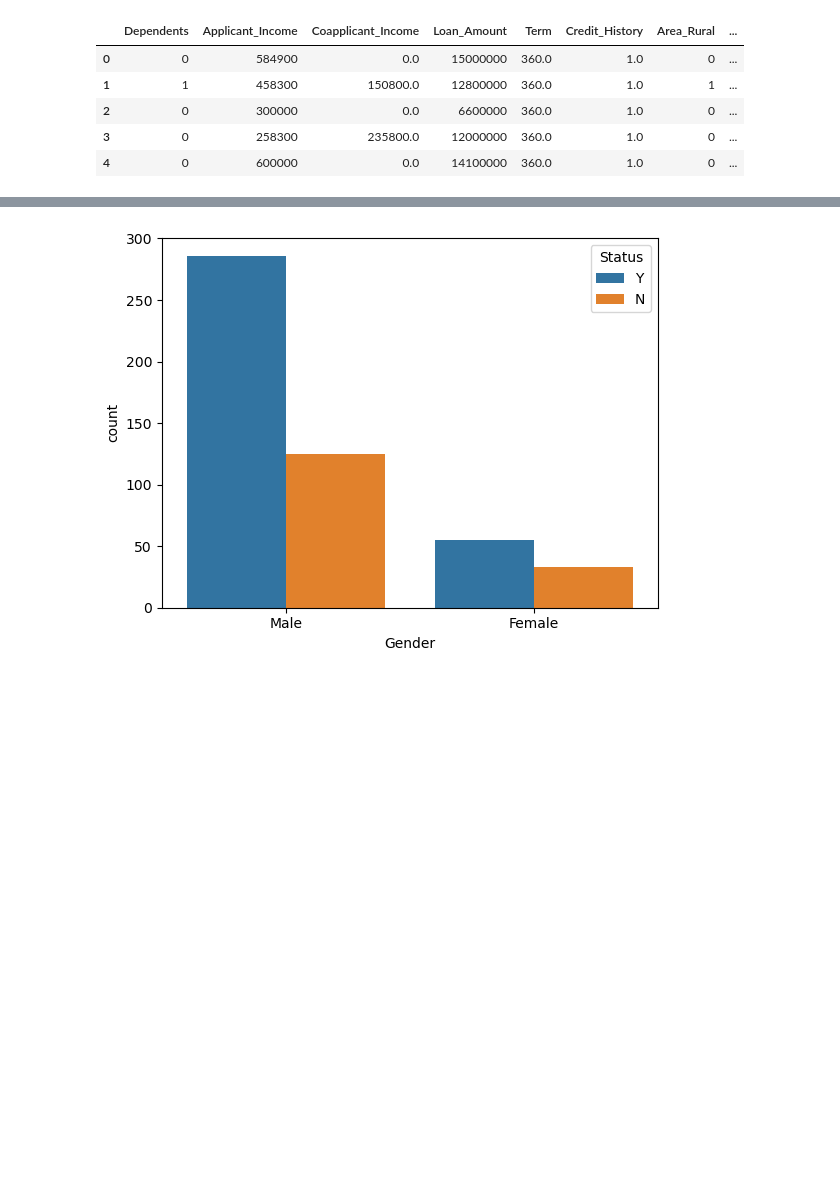
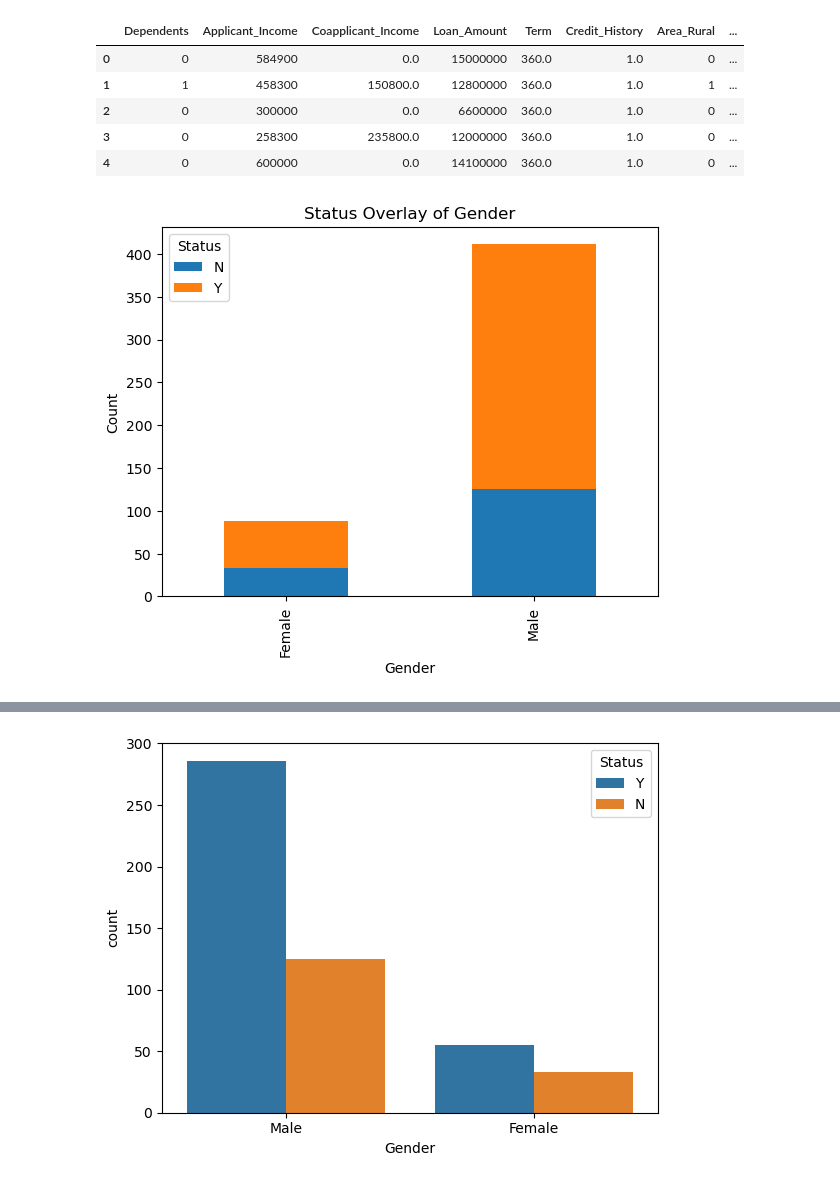
Before and after one commit to shailja-somani-0/ADS-502-loan-approval-pred, a Jupyter notebook: Loan_Pred_Proj.ipynb, the cells around one changed output, grey strips where cells are left out. Saved outputs shown, nothing was run; the diff lists cells and outputs as text; code cells hidden in the pictures; blank space fills up the shorter version.

```diff
--- a/Loan_Pred_Proj.ipynb
+++ b/Loan_Pred_Proj.ipynb
@@ -126,4 +136,15 @@ loan_encoded.head()
 | 2 | 0 | 300000 | 0.0 | 6600000 | 360.0 | 1.0 | 0 | ... |
 | 3 | 0 | 258300 | 235800.0 | 12000000 | 360.0 | 1.0 | 0 | ... |
 | 4 | 0 | 600000 | 0.0 | 14100000 | 360.0 | 1.0 | 0 | ... |
+# %%
+#Bar graph of Gender, with overlay of Status.
+crosstab_01 = pd.crosstab(loan_df['Gender'], loan_df['Status'])
+crosstab_01.plot(kind='bar', stacked = True)
+#labeling the bar graph
+plt.title('Status Overlay of Gender')
+plt.ylabel('Count')
+plt.xlabel('Gender')
+plt.show()
+# %% [output]
+[figure, added]
 # %%
```
Also changed, not shown: parts of 12 cells of this notebook.
